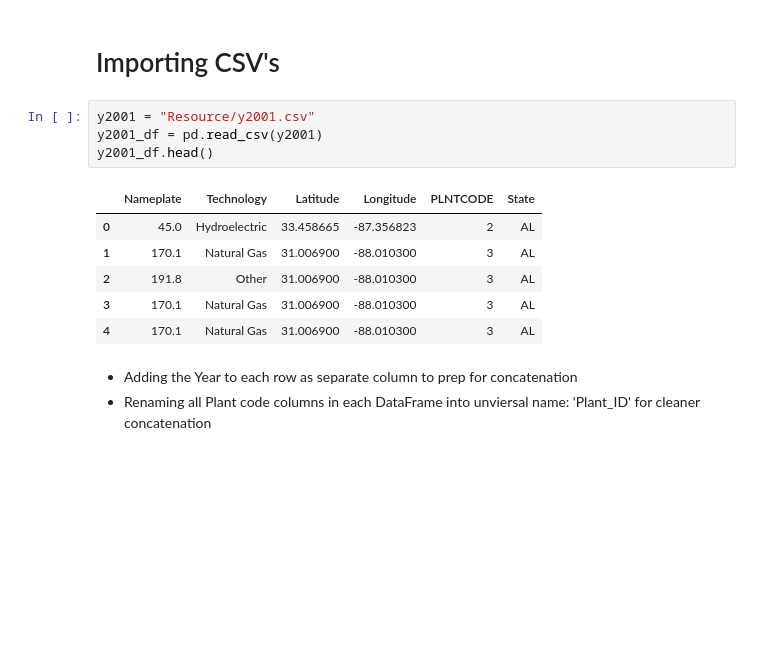
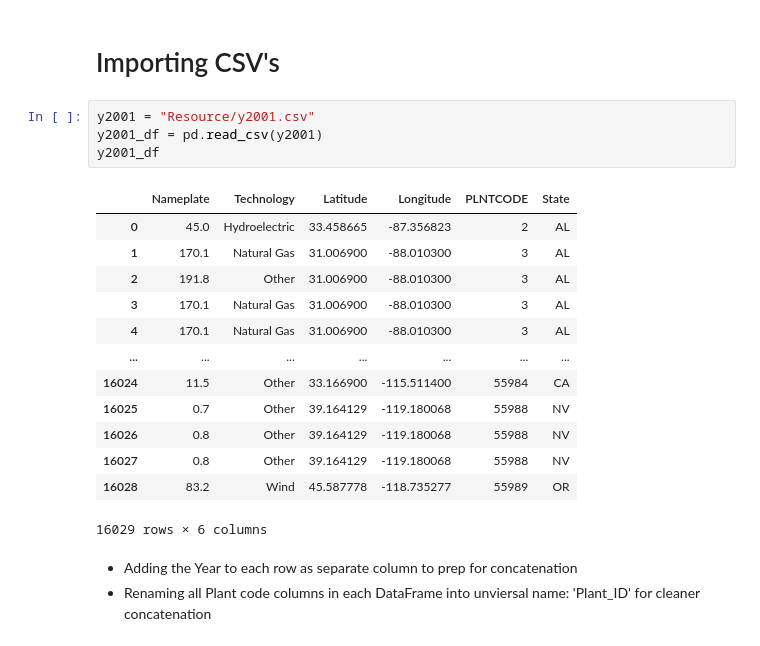
Before and after one commit to raj-cmyk/The-Coalition, a Jupyter notebook: jsonify.ipynb, the cells around one changed output. Drawn from its saved outputs; the diff is of its cells as text; blank space fills up the shorter version.

```diff
--- a/jsonify.ipynb
+++ b/jsonify.ipynb
@@ -7,14 +7,21 @@ from password import password
 # %%
 y2001 = "Resource/y2001.csv"
 y2001_df = pd.read_csv(y2001)
-y2001_df.head()
+y2001_df
 # %% [output]
 |  | Nameplate | Technology | Latitude | Longitude | PLNTCODE | State |
 | 0 | 45.0 | Hydroelectric | 33.458665 | -87.356823 | 2 | AL |
 | 1 | 170.1 | Natural Gas | 31.006900 | -88.010300 | 3 | AL |
 | 2 | 191.8 | Other | 31.006900 | -88.010300 | 3 | AL |
 | 3 | 170.1 | Natural Gas | 31.006900 | -88.010300 | 3 | AL |
 | 4 | 170.1 | Natural Gas | 31.006900 | -88.010300 | 3 | AL |
+| ... | ... | ... | ... | ... | ... | ... |
+| 16024 | 11.5 | Other | 33.166900 | -115.511400 | 55984 | CA |
+| 16025 | 0.7 | Other | 39.164129 | -119.180068 | 55988 | NV |
+| 16026 | 0.8 | Other | 39.164129 | -119.180068 | 55988 | NV |
+| 16027 | 0.8 | Other | 39.164129 | -119.180068 | 55988 | NV |
+| 16028 | 83.2 | Wind | 45.587778 | -118.735277 | 55989 | OR |
+16029 rows × 6 columns
 # %% [markdown]
 * Adding the Year to each row as separate column to prep for concatenation
 * Renaming all Plant code columns in each DataFrame into unviersal name: 'Plant_ID' for cleaner concatenation
```
Also changed, not shown: parts of 90 cells of this notebook, 18 other files.
